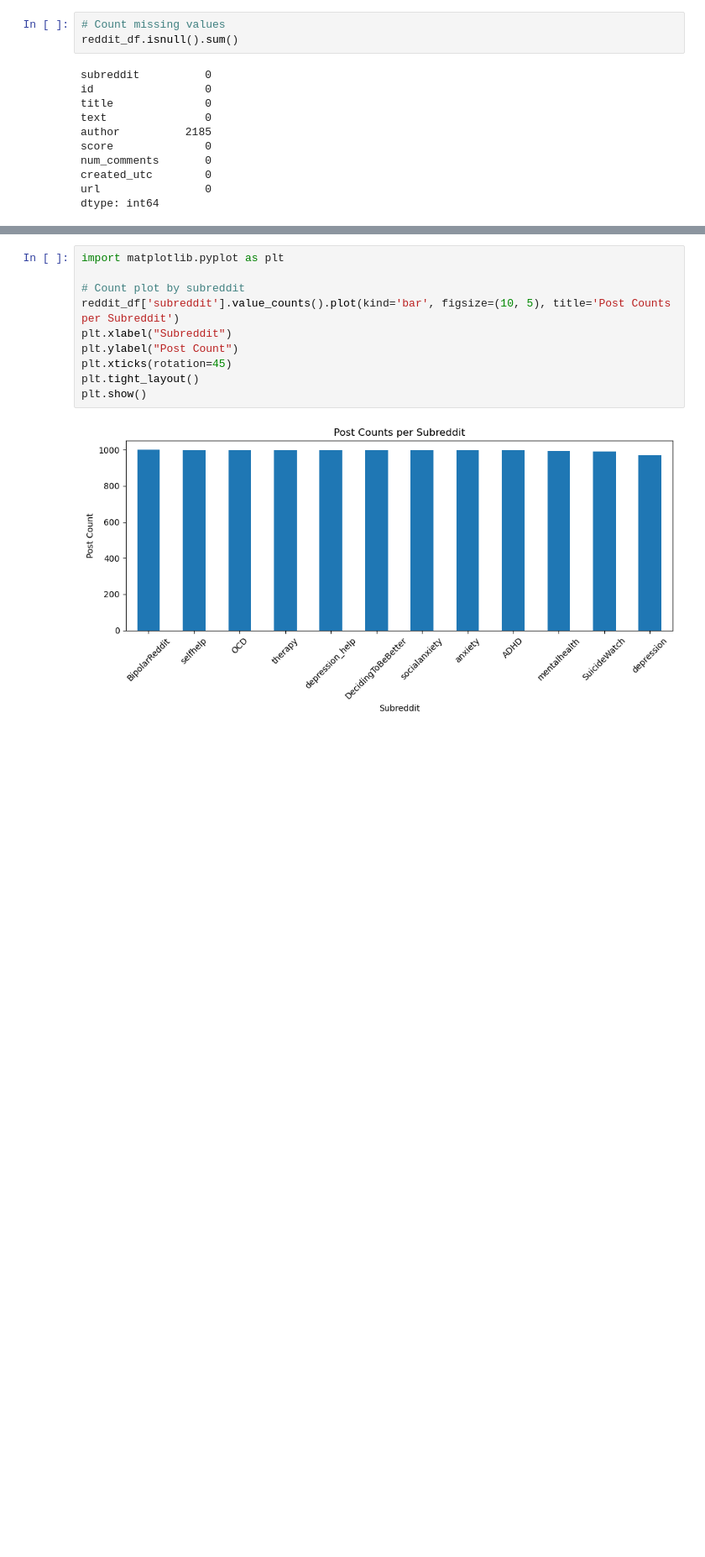
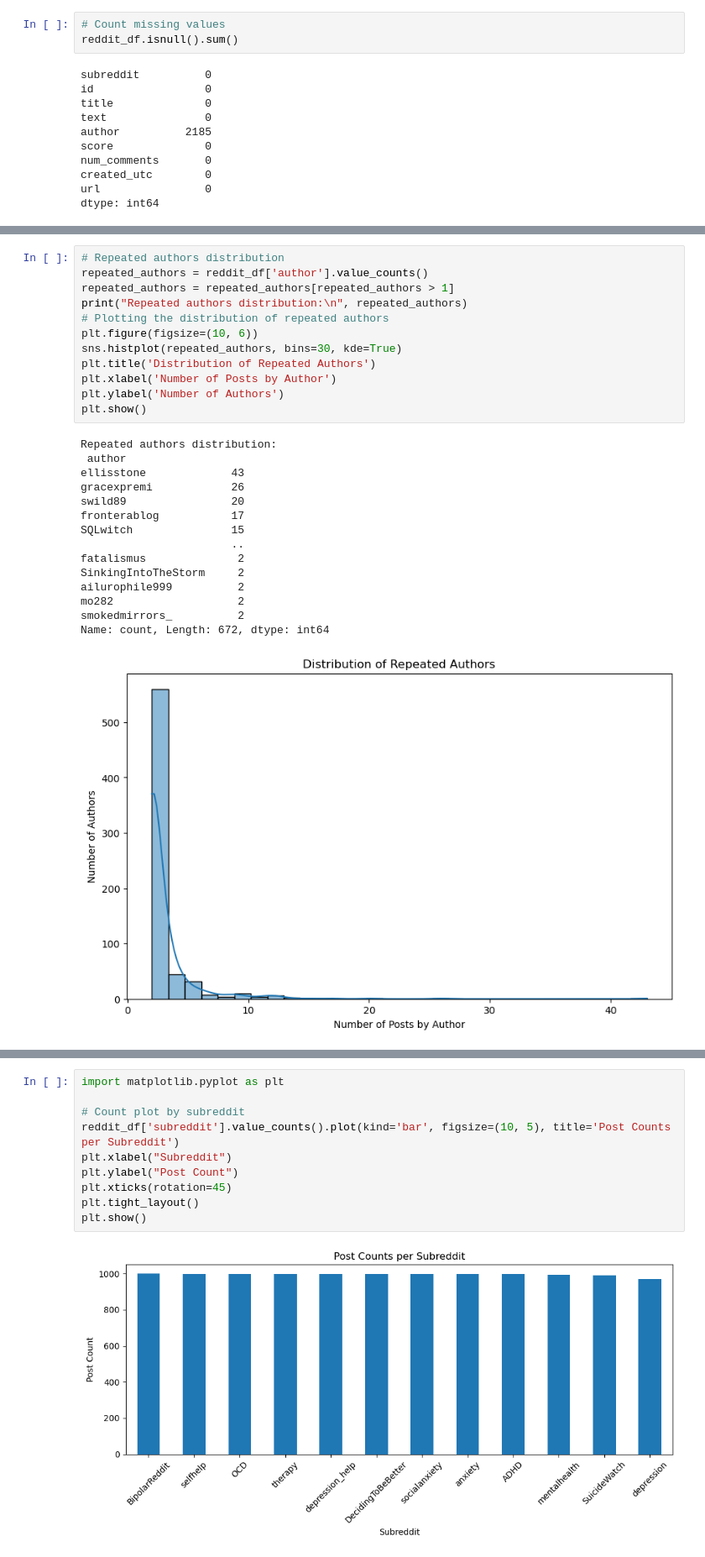
Before and after one commit to ruhinb/mds-mental-resproj, a Jupyter notebook: codes/eda_reddit_data.ipynb, the cells around one changed output, grey strips where cells are left out. Shown at 84% size. Cells and saved outputs as stored; diff of their text form; blank space fills up the shorter version.

```diff
--- a/codes/eda_reddit_data.ipynb
+++ b/codes/eda_reddit_data.ipynb
@@ -86,0 +122,28 @@ dtype: int64
+# %%
+# Repeated authors distribution
+repeated_authors = reddit_df['author'].value_counts()
+repeated_authors = repeated_authors[repeated_authors > 1]
+print("Repeated authors distribution:\n", repeated_authors)
+# Plotting the distribution of repeated authors
+plt.figure(figsize=(10, 6))
+sns.histplot(repeated_authors, bins=30, kde=True)
+plt.title('Distribution of Repeated Authors')
+plt.xlabel('Number of Posts by Author')
+plt.ylabel('Number of Authors')
+plt.show()
+# %% [output]
+Repeated authors distribution:
+ author
+ellisstone             43
+gracexpremi            26
+swild89                20
+fronterablog           17
+SQLwitch               15
+                       ..
+fatalismus              2
+SinkingIntoTheStorm     2
+ailurophile999          2
+mo282                   2
+smokedmirrors_          2
+Name: count, Length: 672, dtype: int64
+[figure, added]
```
Also changed, not shown: parts of 7 cells of this notebook, 1 other file.
